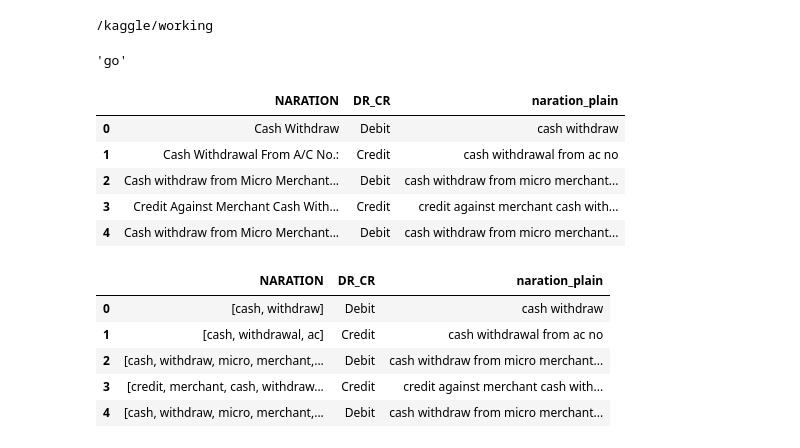
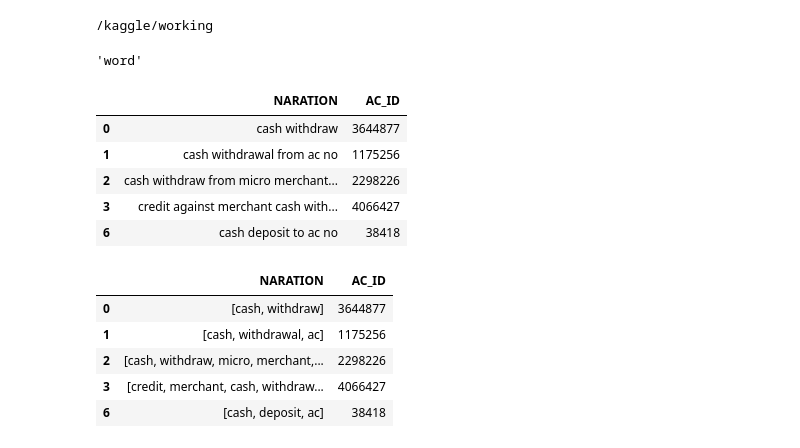
Before and after one commit to Asif-droid/transaction_naration, a Jupyter notebook: transactio-naration-data.ipynb, the cells around one changed output. Drawn from its saved outputs; the diff is of its cells as text; code cells hidden in the pictures.

```diff
--- a/transactio-naration-data.ipynb
+++ b/transactio-naration-data.ipynb
@@ -28,3 +28,7 @@ data.head()
 | 2 | 2 | 2298226 | 1500.0 | 01-NOV-22 | Cash withdraw from Micro Merchant... | Debit |
 | 3 | 3 | 4066427 | 1500.0 | 01-NOV-22 | Credit Against Merchant Cash With... | Credit |
 | 4 | 4 | 1978564 | 2550.0 | 01-NOV-22 | Cash withdraw from Micro Merchant... | Debit |
+# %%
+cols=['NARATION']
+duplicates = data.duplicated(subset=cols,keep=False)
+print(duplicates)
@@ -31,5 +52,6 @@ data.head()
 # %%
-sub_data=data[['NARATION','DR_CR']].copy()
-# sub_data.info()
-sub_data.isnull().sum()
+
+sub_data = data.drop_duplicates(subset=cols)
+sub_data.info()
+# sub_data.isnull().sum()
 # %% [output]
@@ -56,0 +95,3 @@ sub_data['NARATION'][50]
+# %%
+narations=sub_data[['NARATION','AC_ID']].copy()
+narations.tail()
@@ -57,4 +105,4 @@ sub_data['NARATION'][50]
 # %%
-sub_data['naration_plain']=sub_data['NARATION'].str.replace('[^A-Za-z\s]', '',regex=True)
-sub_data['naration_plain'][1]
+narations['NARATION']=narations['NARATION'].str.replace('[^A-Za-z\s]', '',regex=True)
+narations.tail()
 # %% [output]
@@ -136,28 +187,28 @@ Archive:  /usr/share/nltk_data/corpora/wordnet.zip
 /kaggle/working
 # %%
 lematizer = WordNetLemmatizer()
-lematizer.lemmatize("goes")
+lematizer.lemmatize("words")
 # %% [output]
-'go'
+'word'
 # %%
 def tokenize(text):
     return [lematizer.lemmatize(w) for w in word_tokenize(text) if not w in stop_words]
-sub_data['naration_plain']=sub_data['naration_plain'].str.lower()
-sub_data.head()
+narations['NARATION']=narations['NARATION'].str.lower()
+narations.head()
 # %% [output]
-|  | NARATION | DR_CR | naration_plain |
-| 0 | Cash Withdraw | Debit | cash withdraw |
-| 1 | Cash Withdrawal From A/C No.: | Credit | cash withdrawal from ac no |
-| 2 | Cash withdraw from Micro Merchant... | Debit | cash withdraw from micro merchant... |
-| 3 | Credit Against Merchant Cash With... | Credit | credit against merchant cash with... |
-| 4 | Cash withdraw from Micro Merchant... | Debit | cash withdraw from micro merchant... |
+|  | NARATION | AC_ID |
+| 0 | cash withdraw | 3644877 |
+| 1 | cash withdrawal from ac no | 1175256 |
+| 2 | cash withdraw from micro merchant... | 2298226 |
+| 3 | credit against merchant cash with... | 4066427 |
+| 6 | cash deposit to ac no | 38418 |
 # %%
-sub_data['NARATION'] = sub_data['naration_plain'].apply(tokenize)
-sub_data.head()
+narations['NARATION'] = narations['NARATION'].apply(tokenize)
+narations.head()
 # %% [output]
-|  | NARATION | DR_CR | naration_plain |
-| 0 | [cash, withdraw] | Debit | cash withdraw |
-| 1 | [cash, withdrawal, ac] | Credit | cash withdrawal from ac no |
-| 2 | [cash, withdraw, micro, merchant,... | Debit | cash withdraw from micro merchant... |
-| 3 | [credit, merchant, cash, withdraw... | Credit | credit against merchant cash with... |
-| 4 | [cash, withdraw, micro, merchant,... | Debit | cash withdraw from micro merchant... |
+|  | NARATION | AC_ID |
+| 0 | [cash, withdraw] | 3644877 |
+| 1 | [cash, withdrawal, ac] | 1175256 |
+| 2 | [cash, withdraw, micro, merchant,... | 2298226 |
+| 3 | [credit, merchant, cash, withdraw... | 4066427 |
+| 6 | [cash, deposit, ac] | 38418 |
```
Also changed, not shown: parts of 54 cells of this notebook.
